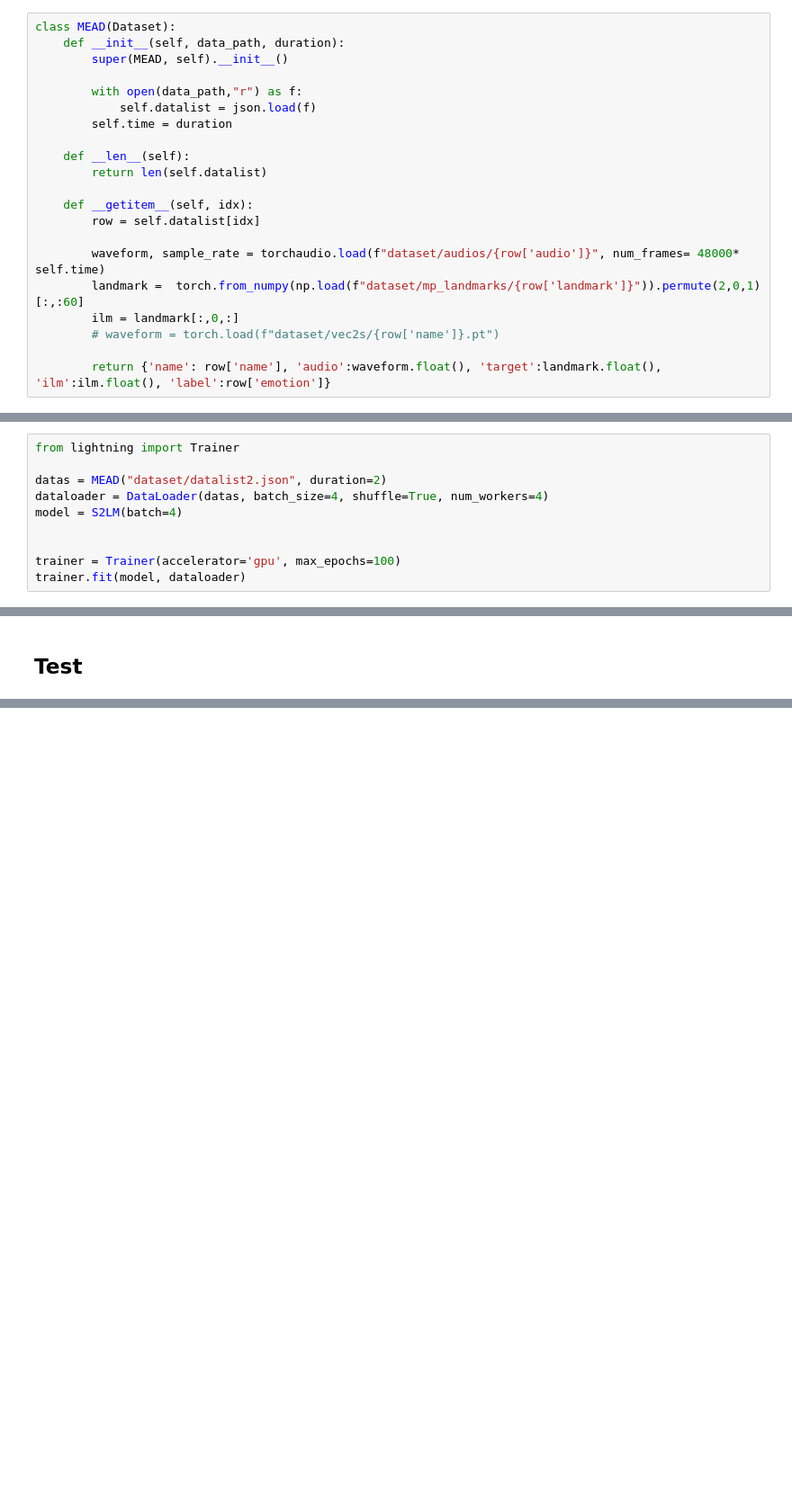
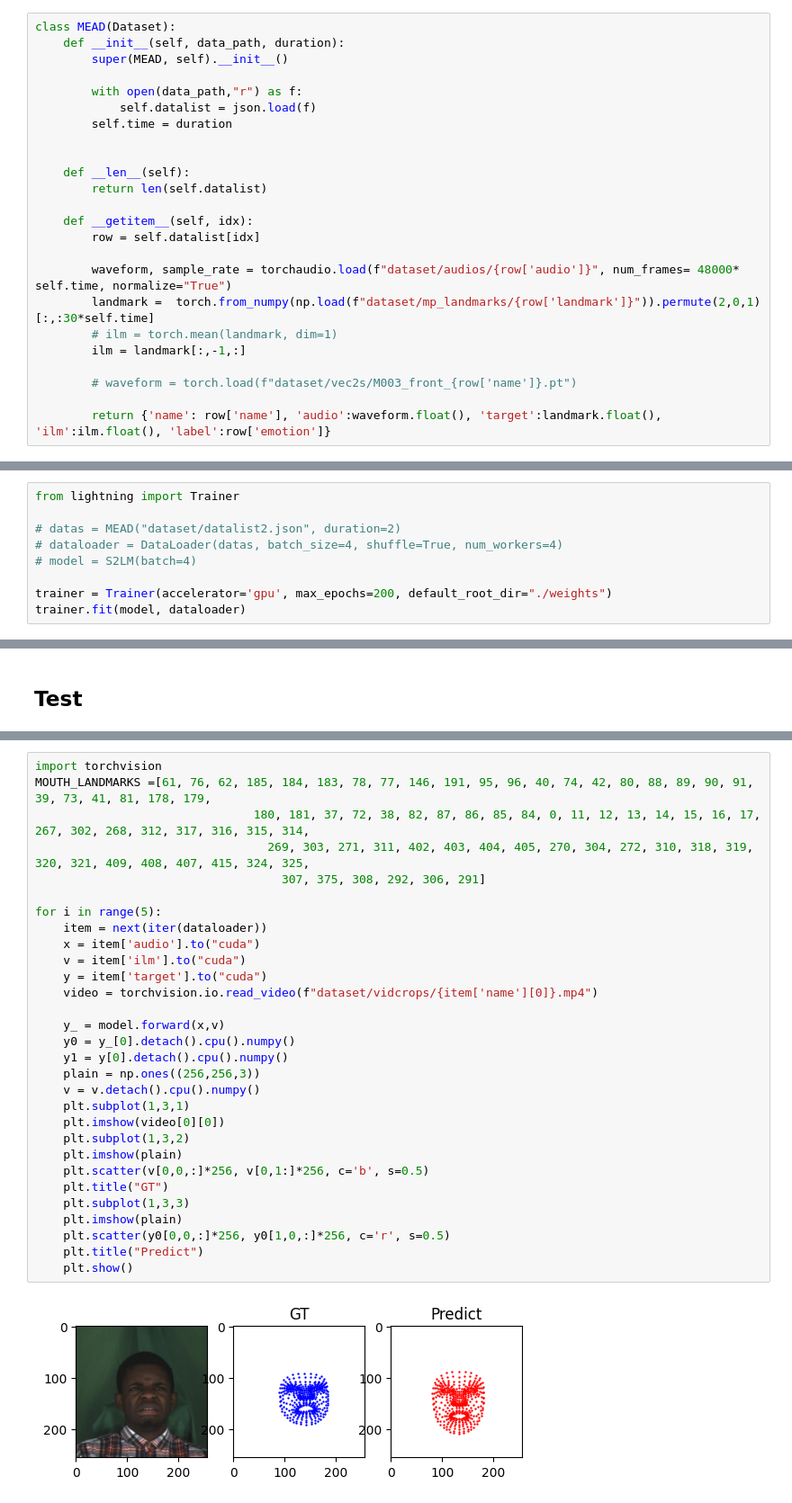
Before and after one commit to sowwnn/KFusion-Dual-Domain-for-Speech-to-Landmarks, a Jupyter notebook: main.ipynb, the cells around one changed output, grey strips where cells are left out. Shown: that part at 90% size. Saved outputs shown, nothing was run; the diff lists cells and outputs as text; blank space fills up the shorter version.

```diff
--- a/main.ipynb
+++ b/main.ipynb
@@ -112,16 +28,19 @@ class MEAD(Dataset):
             self.datalist = json.load(f)
         self.time = duration
 
+
     def __len__(self):
         return len(self.datalist)
 
     def __getitem__(self, idx):
         row = self.datalist[idx]
 
-        waveform, sample_rate = torchaudio.load(f"dataset/audios/{row['audio']}", num_frames= 48000* self.time)
-        landmark =  torch.from_numpy(np.load(f"dataset/mp_landmarks/{row['landmark']}")).permute(2,0,1)[:,:60]
-        ilm = landmark[:,0,:]
-        # waveform = torch.load(f"dataset/vec2s/{row['name']}.pt")
+        waveform, sample_rate = torchaudio.load(f"dataset/audios/{row['audio']}", num_frames= 48000* self.time, normalize="True")
+        landmark =  torch.from_numpy(np.load(f"dataset/mp_landmarks/{row['landmark']}")).permute(2,0,1)[:,:30*self.time]
+        # ilm = torch.mean(landmark, dim=1)
+        ilm = landmark[:,-1,:]
+
+        # waveform = torch.load(f"dataset/vec2s/M003_front_{row['name']}.pt")
 
         return {'name': row['name'], 'audio':waveform.float(), 'target':landmark.float(), 'ilm':ilm.float(), 'label':row['emotion']}
 # %% [markdown]
@@ -185,12 +162,11 @@ class S2LM(L.LightningModule):
 # %%
 from lightning import Trainer
 
-datas = MEAD("dataset/datalist2.json", duration=2)
-dataloader = DataLoader(datas, batch_size=4, shuffle=True, num_workers=4)
-model = S2LM(batch=4)
+# datas = MEAD("dataset/datalist2.json", duration=2)
+# dataloader = DataLoader(datas, batch_size=4, shuffle=True, num_workers=4)
+# model = S2LM(batch=4)
 
-
-trainer = Trainer(accelerator='gpu', max_epochs=100)
+trainer = Trainer(accelerator='gpu', max_epochs=200, default_root_dir="./weights")
 trainer.fit(model, dataloader)
 # %% [output]
 GPU available: True (cuda), used: True
@@ -265,0 +197,32 @@ RuntimeError: mat1 and mat2 shapes cannot be multiplied (240x1912 and 956x1912)
+# %%
+import torchvision
+MOUTH_LANDMARKS =[61, 76, 62, 185, 184, 183, 78, 77, 146, 191, 95, 96, 40, 74, 42, 80, 88, 89, 90, 91, 39, 73, 41, 81, 178, 179,
+                               180, 181, 37, 72, 38, 82, 87, 86, 85, 84, 0, 11, 12, 13, 14, 15, 16, 17, 267, 302, 268, 312, 317, 316, 315, 314,
+                                 269, 303, 271, 311, 402, 403, 404, 405, 270, 304, 272, 310, 318, 319, 320, 321, 409, 408, 407, 415, 324, 325,
+                                   307, 375, 308, 292, 306, 291]
+
+for i in range(5):
+    item = next(iter(dataloader))
+    x = item['audio'].to("cuda")
+    v = item['ilm'].to("cuda")
+    y = item['target'].to("cuda")
+    video = torchvision.io.read_video(f"dataset/vidcrops/{item['name'][0]}.mp4")
+
+    y_ = model.forward(x,v)
+    y0 = y_[0].detach().cpu().numpy()
+    y1 = y[0].detach().cpu().numpy()
+    plain = np.ones((256,256,3))
+    v = v.detach().cpu().numpy()
+    plt.subplot(1,3,1)
+    plt.imshow(video[0][0])
+    plt.subplot(1,3,2)
+    plt.imshow(plain)
+    plt.scatter(v[0,0,:]*256, v[0,1:]*256, c='b', s=0.5)
+    plt.title("GT")
+    plt.subplot(1,3,3)
+    plt.imshow(plain)
+    plt.scatter(y0[0,0,:]*256, y0[1,0,:]*256, c='r', s=0.5)
+    plt.title("Predict")
+    plt.show()
+# %% [output]
+[figure, added]
```
Also changed, not shown: parts of 25 cells of this notebook, 6 other files.
